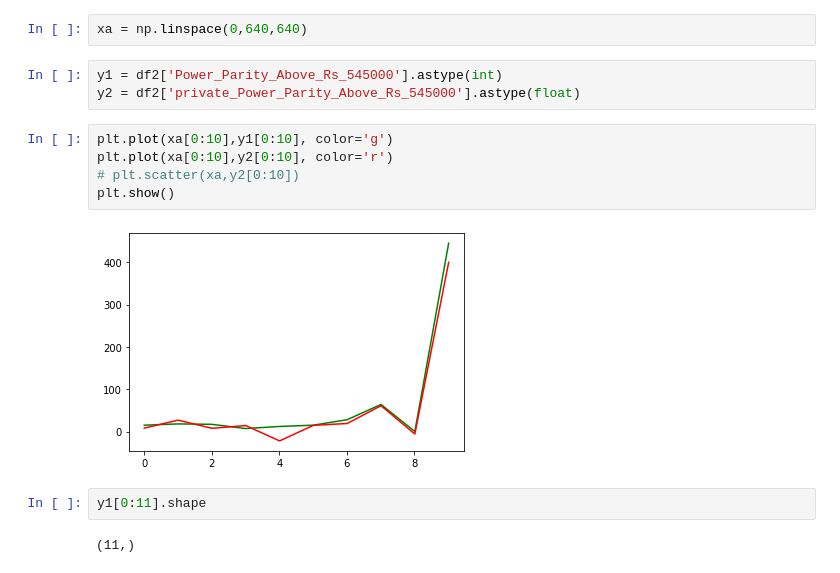
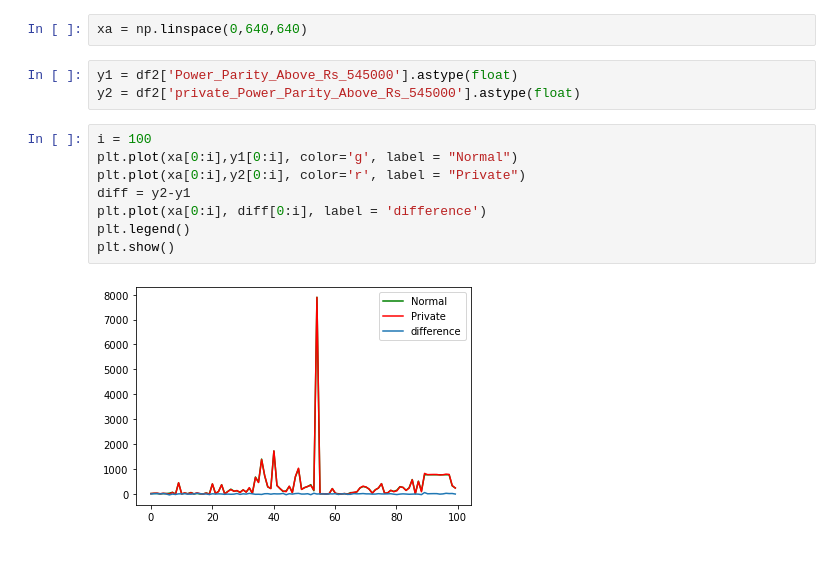
Before and after one commit to siddhartha18101/DP_Spark, a Jupyter notebook: Experiment.ipynb, the cells around one changed output. Cells and saved outputs as stored; diff of their text form.

```diff
--- a/Experiment.ipynb
+++ b/Experiment.ipynb
@@ -134,16 +147,15 @@ sns.distplot((df2['private_Population'].astype(float)))
 # %%
 xa = np.linspace(0,640,640)
 # %%
-y1 = df2['Power_Parity_Above_Rs_545000'].astype(int)
+y1 = df2['Power_Parity_Above_Rs_545000'].astype(float)
 y2 = df2['private_Power_Parity_Above_Rs_545000'].astype(float)
-# %%
-plt.plot(xa[0:10],y1[0:10], color='g')
-plt.plot(xa[0:10],y2[0:10], color='r')
-# plt.scatter(xa,y2[0:10])
-plt.show()
-# %% [output]
-[figure, removed]
-# %%
-y1[0:11].shape
-# %% [output]
-(11,)
+# %%
+i = 100
+plt.plot(xa[0:i],y1[0:i], color='g', label = "Normal")
+plt.plot(xa[0:i],y2[0:i], color='r', label = "Private")
+diff = y2-y1
+plt.plot(xa[0:i], diff[0:i], label = 'difference')
+plt.legend()
+plt.show()
+# %% [output]
+[figure, added]
```
Also changed, not shown: parts of 25 cells of this notebook.
